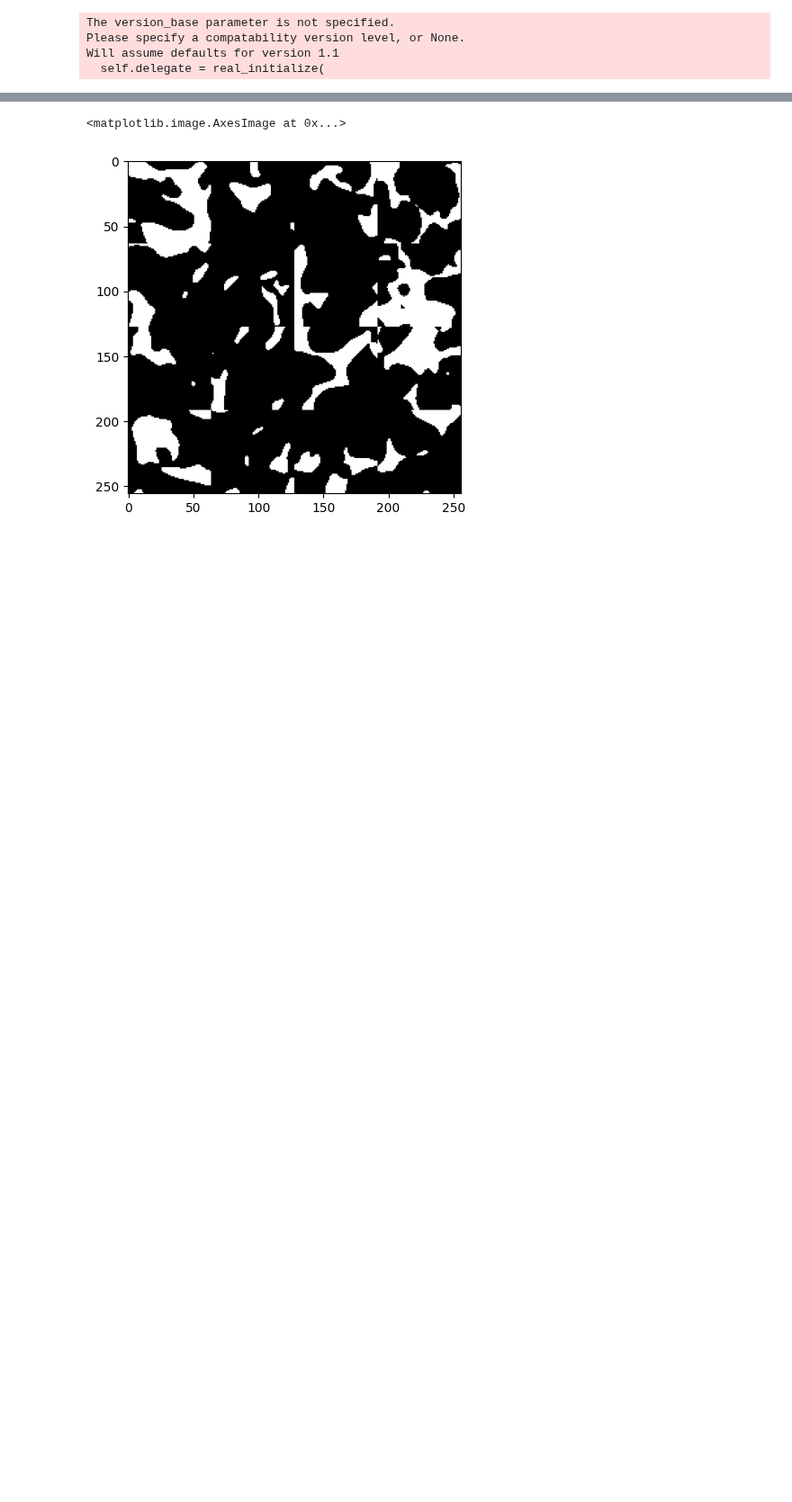
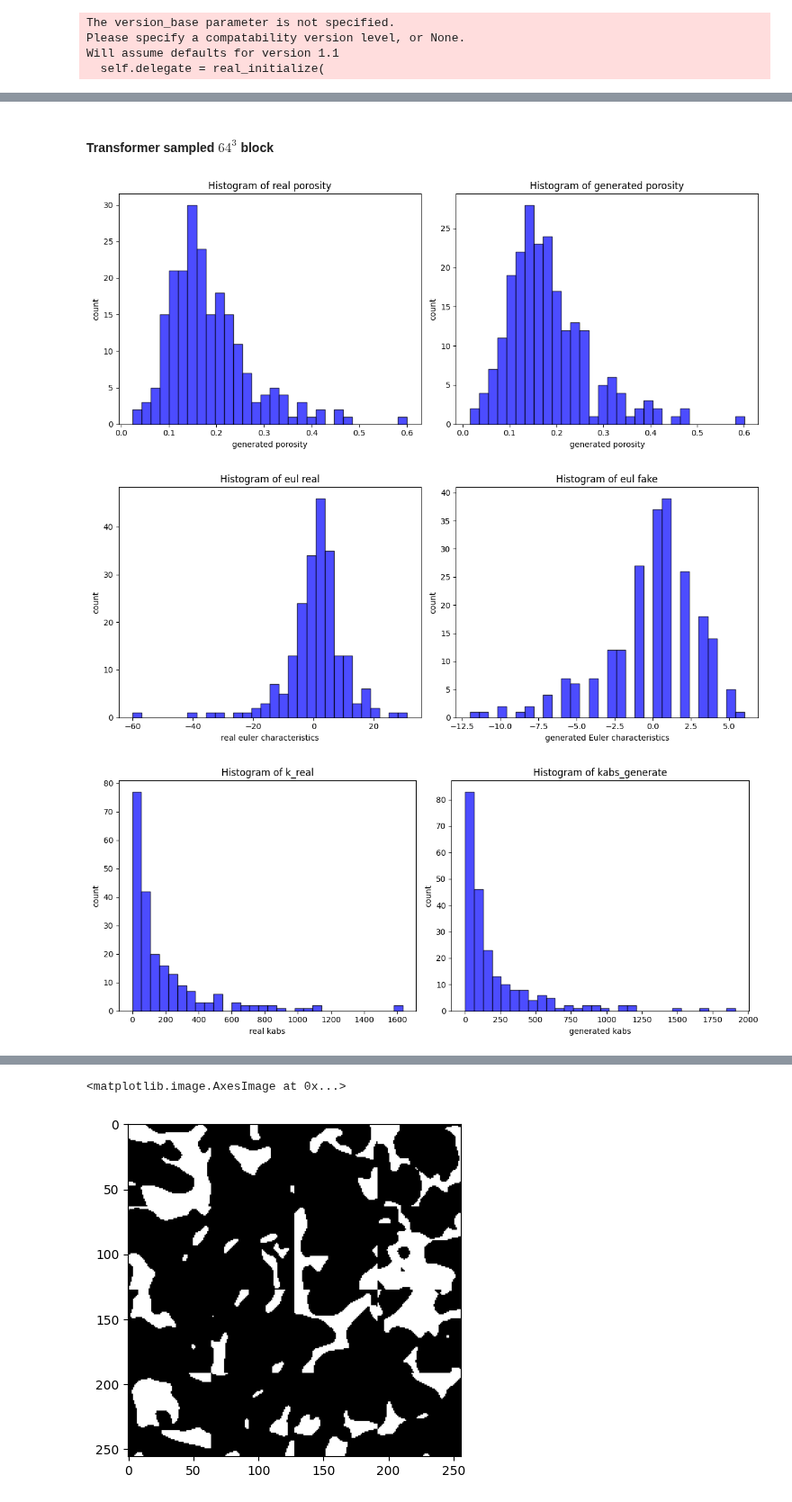
Before and after one commit to ZihanRen/poretransformer, a Jupyter notebook: lpu3dnet/eval/transformer_explore.ipynb, the cells around one changed output, grey strips where cells are left out. Shown at 90% size. Cells and saved outputs as stored; diff of their text form; code cells hidden in the pictures; blank space fills up the shorter version.

```diff
--- a/lpu3dnet/eval/transformer_explore.ipynb
+++ b/lpu3dnet/eval/transformer_explore.ipynb
@@ -23,3 +152,78 @@ Will assume defaults for version 1.1
+# %%
+transformer_phys = read_pickle(f'db/generate_phys_transformer.pkl')
+
+phi_gen = []
+k_gen = []
+eul_gen = []
+
+for ds_gen in generate_phys:
+    if ds_gen:
+        phi_gen.append(ds_gen['porosity'])
+        k_gen.append(ds_gen['kabs'][0])
+        eul_gen.append(ds_gen['euler'])
+# %% [markdown]
+#### Transformer sampled $64^3$ block
+# %%
+f, ax = plt.subplots(1, 2, figsize=(12, 5))  # 1 row, 2 columns
+
+# Plot the first histogram
+ax[0].hist(phi_real, bins=30, edgecolor='black', facecolor='blue', alpha=0.7)
+ax[0].set_xlabel('generated porosity')
+ax[0].set_ylabel('count')
+ax[0].set_title('Histogram of real porosity')
+
+# Plot the second histogram
+ax[1].hist(phi_gen, bins=30, edgecolor='black', facecolor='blue', alpha=0.7)
+ax[1].set_xlabel('generated porosity')
+ax[1].set_ylabel('count')
+ax[1].set_title('Histogram of generated porosity')
+
+# Display the figure with the histograms
+plt.tight_layout()  # Adjusts subplot params so that subplots are nicely fit in the figure
+plt.show()
+
+f, ax = plt.subplots(1, 2, figsize=(12, 5))  # 1 row, 2 columns
+
+# Plot the first histogram
+ax[0].hist(eul_real, bins=30, edgecolor='black', facecolor='blue', alpha=0.7)
+ax[0].set_xlabel('real euler characteristics')
+ax[0].set_ylabel('count')
+ax[0].set_title('Histogram of eul real')
+
+# Plot the second histogram
+ax[1].hist(eul_gen, bins=30, edgecolor='black', facecolor='blue', alpha=0.7)
+ax[1].set_xlabel('generated Euler characteristics')
+ax[1].set_ylabel('count')
+ax[1].set_title('Histogram of eul fake')
+
+# Display the figure with the histograms
+plt.tight_layout()  # Adjusts subplot params so that subplots are nicely fit in the figure
+plt.show()
+
+
+
+
+f, ax = plt.subplots(1, 2, figsize=(12, 5))  # 1 row, 2 columns
+
+# Plot the first histogram
+ax[0].hist(k_real, bins=30, edgecolor='black', facecolor='blue', alpha=0.7)
+ax[0].set_xlabel('real kabs')
+ax[0].set_ylabel('count')
+ax[0].set_title('Histogram of k_real')
+
+# Plot the second histogram
+ax[1].hist(k_gen, bins=30, edgecolor='black', facecolor='blue', alpha=0.7)
+ax[1].set_xlabel('generated kabs')
+ax[1].set_ylabel('count')
+ax[1].set_title('Histogram of kabs_generate')
+
+# Display the figure with the histograms
+plt.tight_layout()  # Adjusts subplot params so that subplots are nicely fit in the figure
+plt.show()
+# %% [output]
+[figure, added]
+[figure, added]
+[figure, added]
 # %%
 from lpu3dnet.inference import block_generation_singlecond
 
```
Also changed, not shown: parts of 15 cells of this notebook, 5 other files.
